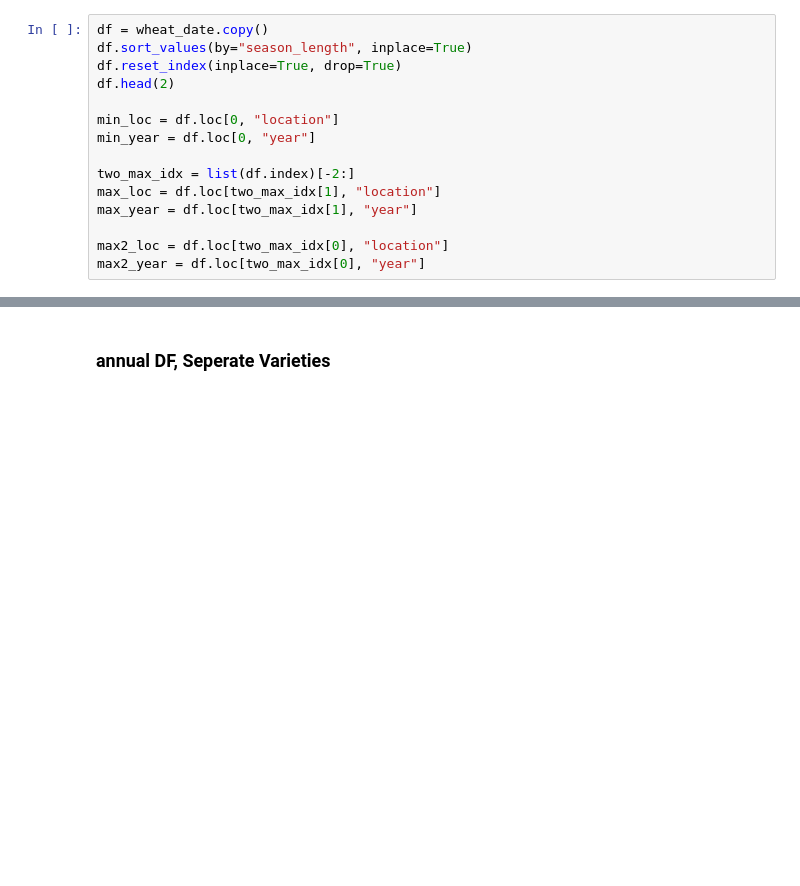
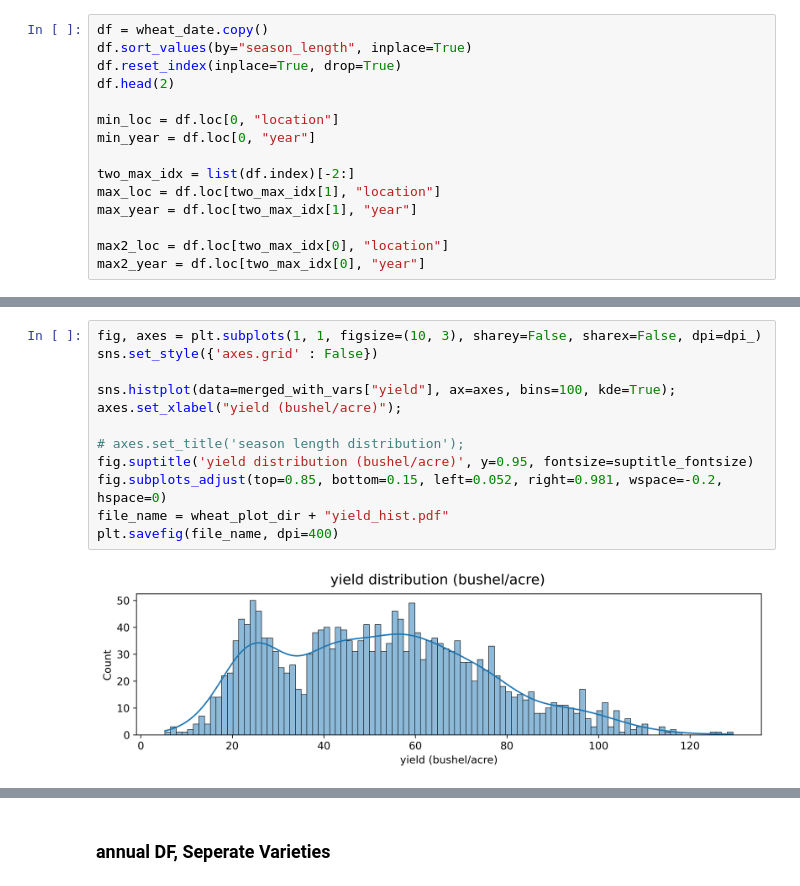
Before and after one commit to HNoorazar/Ag_Others, a Jupyter notebook: Ehsan/Wheat/00_read_excel_dump.ipynb, the cells around one changed output, grey strips where cells are left out. Drawn from its saved outputs; the diff is of its cells as text; blank space fills up the shorter version.

```diff
--- a/Ehsan/Wheat/00_read_excel_dump.ipynb
+++ b/Ehsan/Wheat/00_read_excel_dump.ipynb
@@ -254,0 +257,14 @@ plt.savefig(file_name, dpi=400)
+# %%
+fig, axes = plt.subplots(1, 1, figsize=(10, 3), sharey=False, sharex=False, dpi=dpi_)
+sns.set_style({'axes.grid' : False})
+
+sns.histplot(data=merged_with_vars["yield"], ax=axes, bins=100, kde=True);
+axes.set_xlabel("yield (bushel/acre)");
+
+# axes.set_title('season length distribution');
+fig.suptitle('yield distribution (bushel/acre)', y=0.95, fontsize=suptitle_fontsize)
+fig.subplots_adjust(top=0.85, bottom=0.15, left=0.052, right=0.981, wspace=-0.2, hspace=0)
+file_name = wheat_plot_dir + "yield_hist.pdf"
+plt.savefig(file_name, dpi=400)
+# %% [output]
+[figure, added]
```
Also changed, not shown: parts of 5 cells of this notebook, 5 other files.
